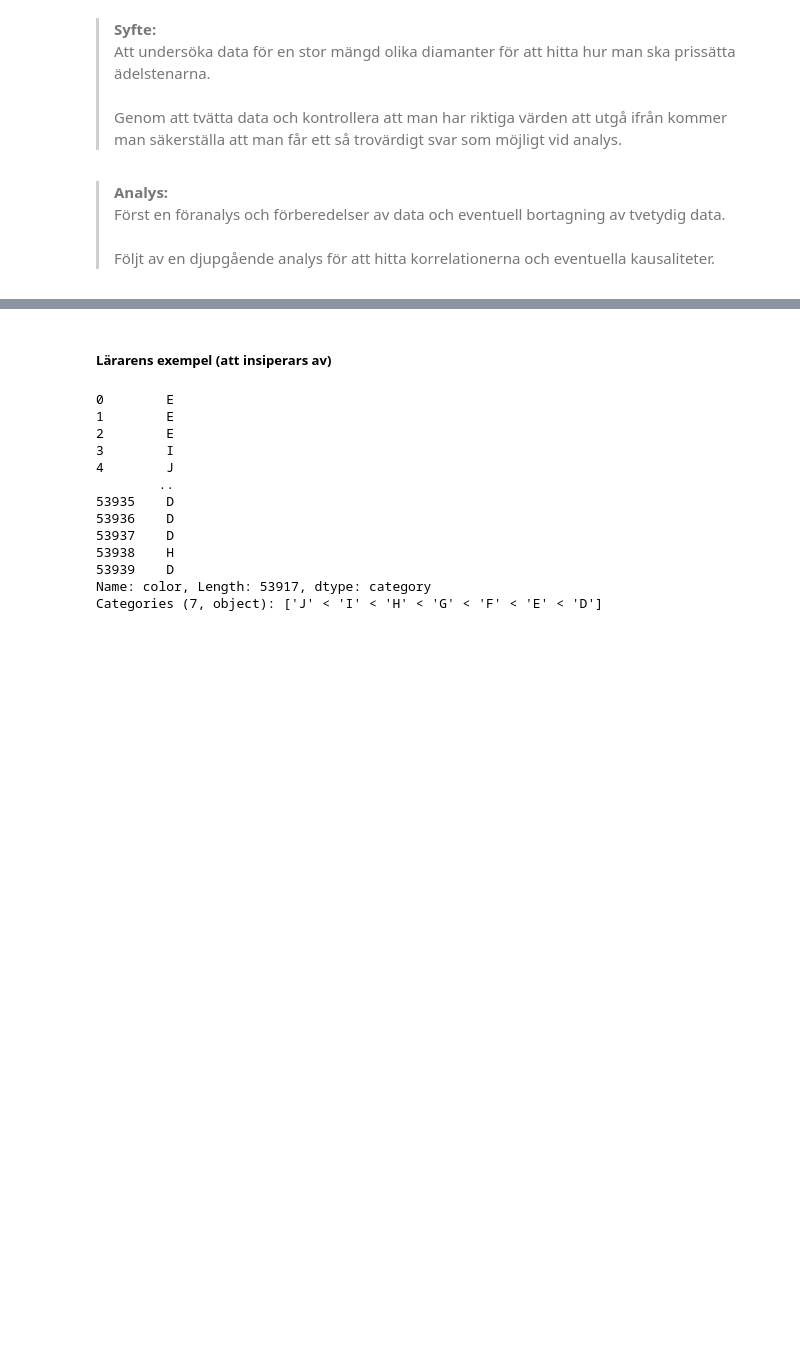
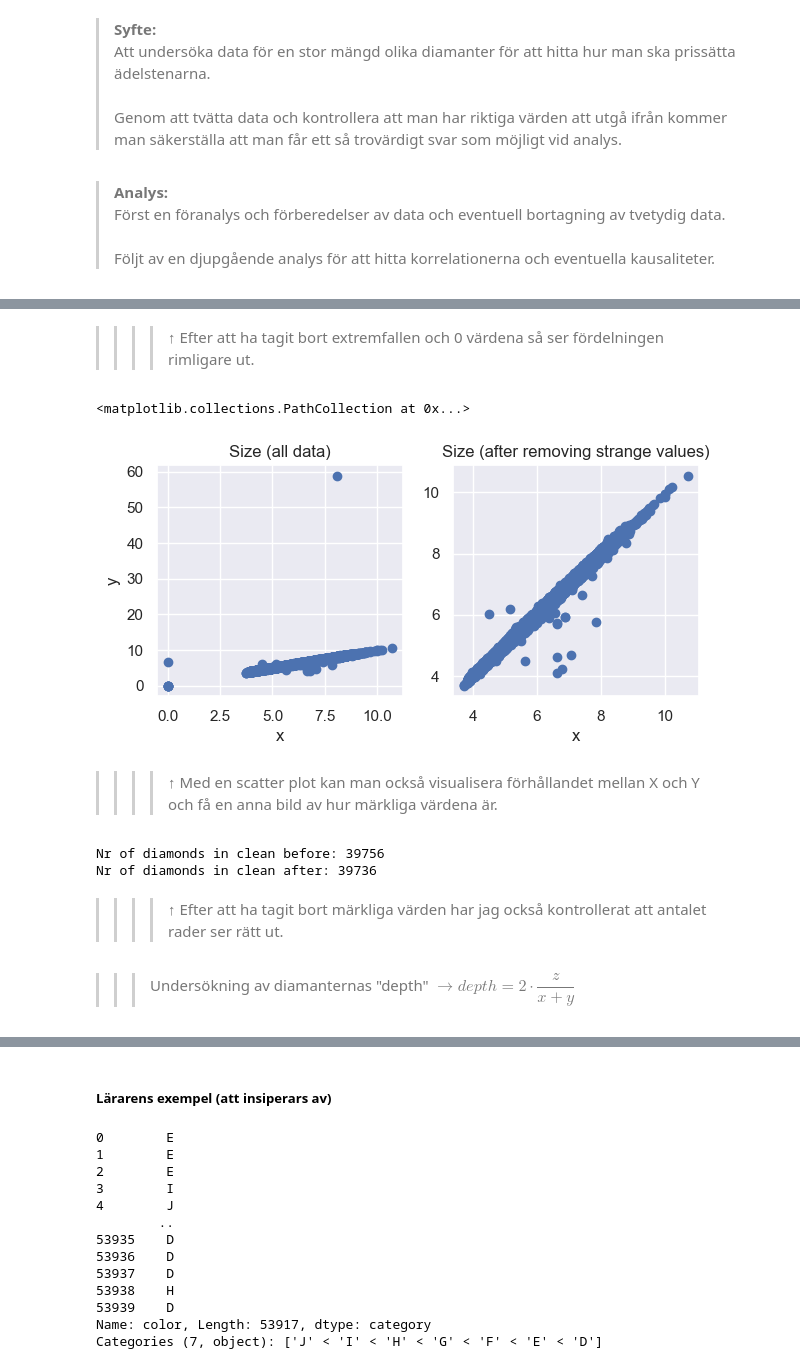
Before and after one commit to Livorya/python-assignment, a Jupyter notebook: kunskapskontroll.ipynb, the cells around one changed output, grey strips where cells are left out. Cells and saved outputs as stored; diff of their text form; code cells hidden in the pictures; blank space fills up the shorter version.

```diff
--- a/kunskapskontroll.ipynb
+++ b/kunskapskontroll.ipynb
@@ -234,0 +653,24 @@ diamonds.boxplot("price")
+# %% [markdown]
+> > > >&uarr; Efter att ha tagit bort extremfallen och 0 värdena så ser fördelningen rimligare ut.
+# %%
+fig, axs = plt.subplots(1, 2, figsize=(7, 3))
+axs[0].set(title="Size (all data)", xlabel="x", ylabel="y")
+axs[1].set(title="Size (after removing strange values)", xlabel="x")
+axs[0].scatter(diamonds_xyz.x, diamonds_xyz.y)
+axs[1].scatter(diamonds_xyz_clean.x, diamonds_xyz_clean.y)
+# %% [output]
+<matplotlib.collections.PathCollection at 0x...>
+[figure, added]
+# %% [markdown]
+> > > >&uarr; Med en scatter plot kan man också visualisera förhållandet mellan X och Y och få en anna bild av hur märkliga värdena är.
+# %%
+print("Nr of diamonds in clean before:", len(diamonds_clean))
+diamonds_clean = diamonds_clean[(diamonds_clean.y < 30) & (diamonds_clean.z < 30) & (diamonds_clean.x > 0) & (diamonds_clean.y > 0) & (diamonds_clean.z > 0)].copy()
+print("Nr of diamonds in clean after:", len(diamonds_clean))
+# %% [output]
+Nr of diamonds in clean before: 39756
+Nr of diamonds in clean after: 39736
+# %% [markdown]
+> > > >&uarr; Efter att ha tagit bort märkliga värden har jag också kontrollerat att antalet rader ser rätt ut.
+# %% [markdown]
+> > >Undersökning av diamanternas "depth" $\rightarrow depth = 2 \cdot \dfrac{z}{x + y}$
```
Also changed, not shown: parts of 78 cells of this notebook.
